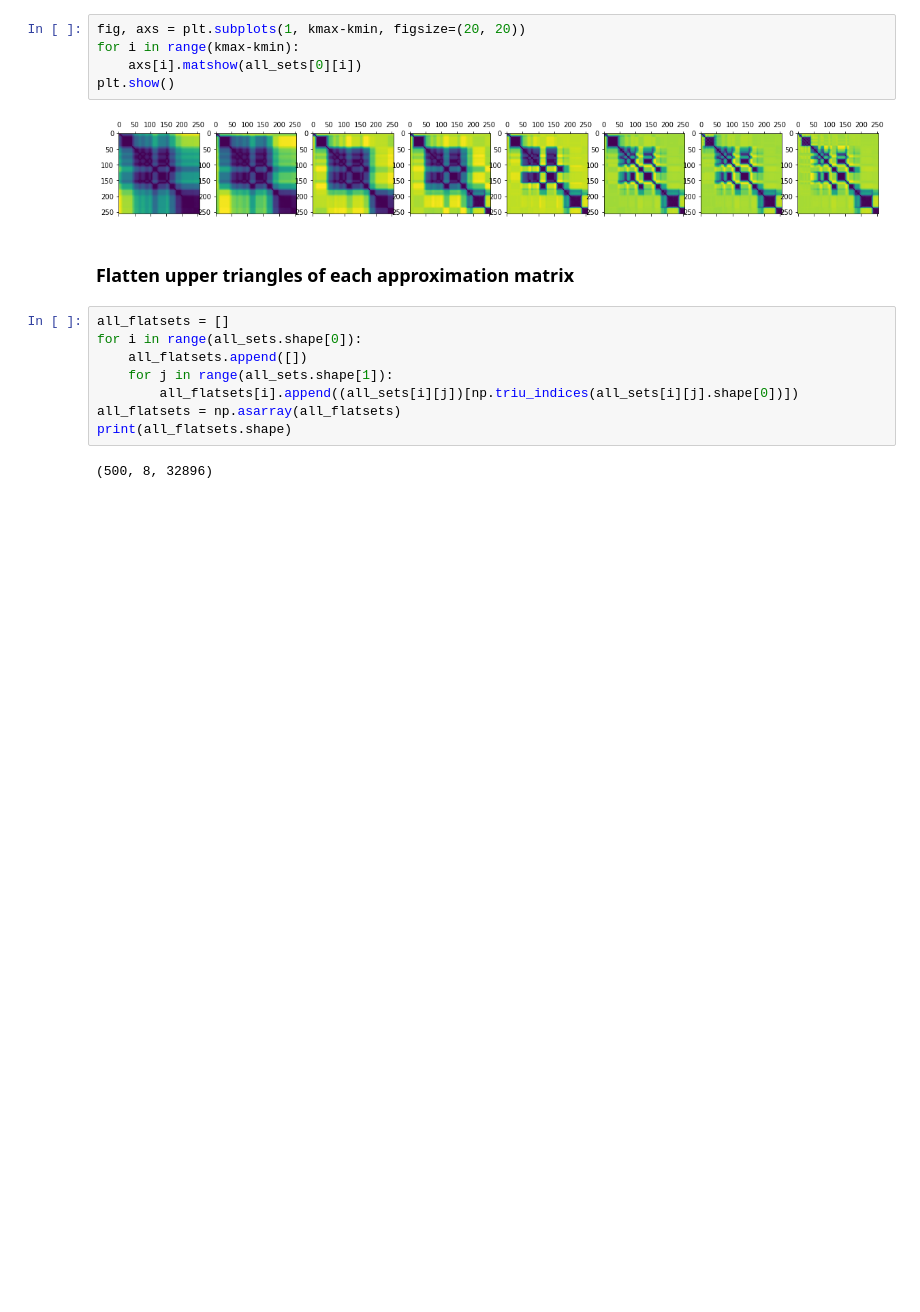
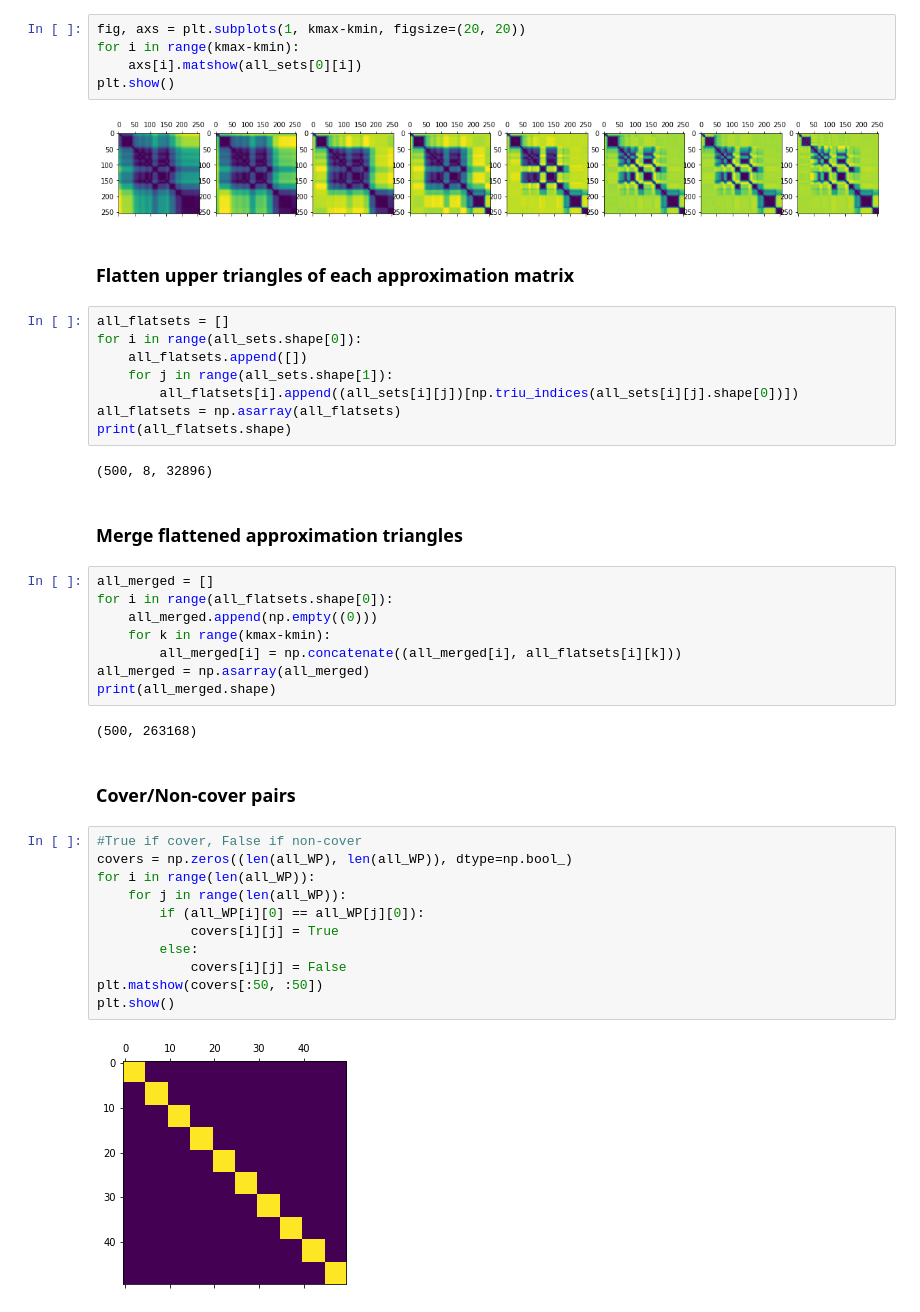
Before and after one commit to chrispla/structure_representation, a Jupyter notebook: structure_datacos.ipynb, the cells around one changed output. Drawn from its saved outputs; the diff is of its cells as text; blank space fills up the shorter version.

```diff
--- a/structure_datacos.ipynb
+++ b/structure_datacos.ipynb
@@ -143,3 +145,30 @@ all_flatsets = np.asarray(all_flatsets)
 print(all_flatsets.shape)
 # %% [output]
 (500, 8, 32896)
+# %% [markdown]
+### Merge flattened approximation triangles
+# %%
+all_merged = []
+for i in range(all_flatsets.shape[0]):
+    all_merged.append(np.empty((0)))
+    for k in range(kmax-kmin):
+        all_merged[i] = np.concatenate((all_merged[i], all_flatsets[i][k]))
+all_merged = np.asarray(all_merged)
+print(all_merged.shape)
+# %% [output]
+(500, 263168)
+# %% [markdown]
+### Cover/Non-cover pairs
+# %%
+#True if cover, False if non-cover
+covers = np.zeros((len(all_WP), len(all_WP)), dtype=np.bool_)
+for i in range(len(all_WP)):
+    for j in range(len(all_WP)):
+        if (all_WP[i][0] == all_WP[j][0]):
+            covers[i][j] = True
+        else:
+            covers[i][j] = False
+plt.matshow(covers[:50, :50])
+plt.show()
+# %% [output]
+[figure, added]
```
Also changed, not shown: parts of 18 cells of this notebook.
